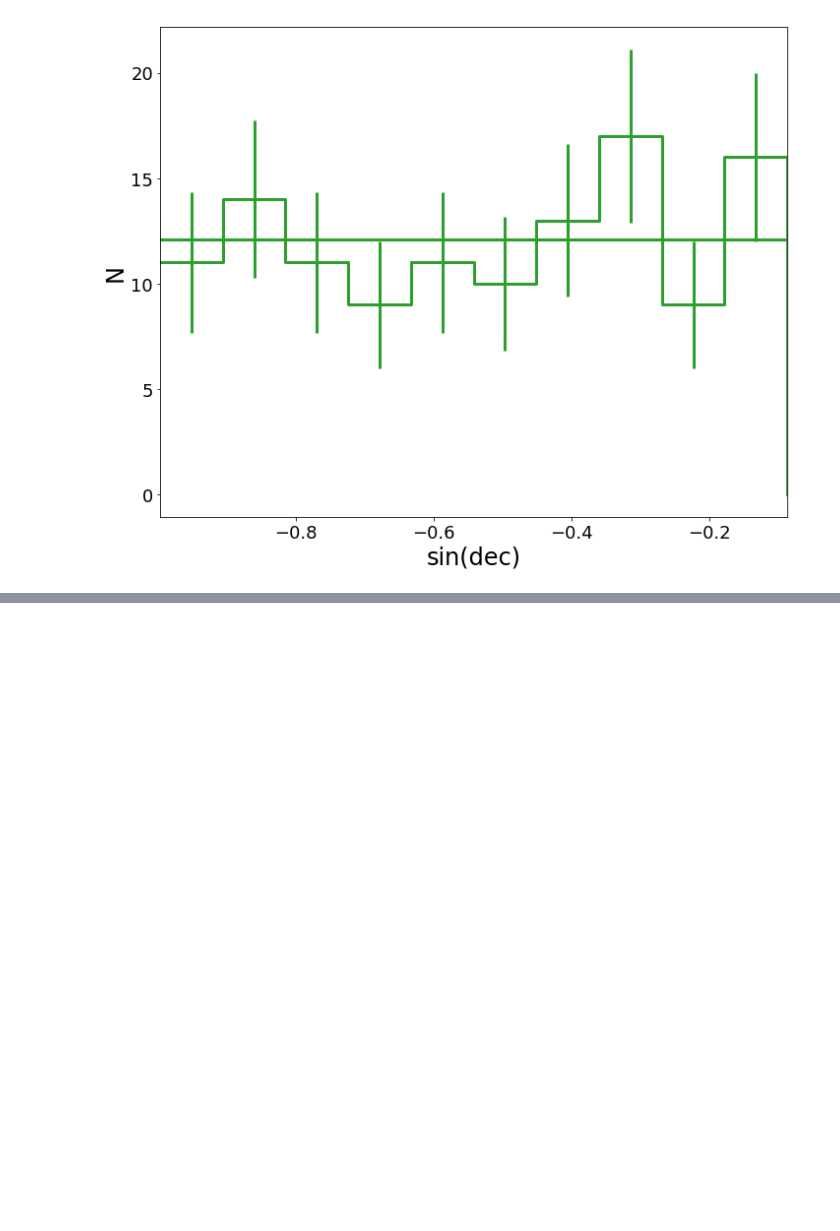
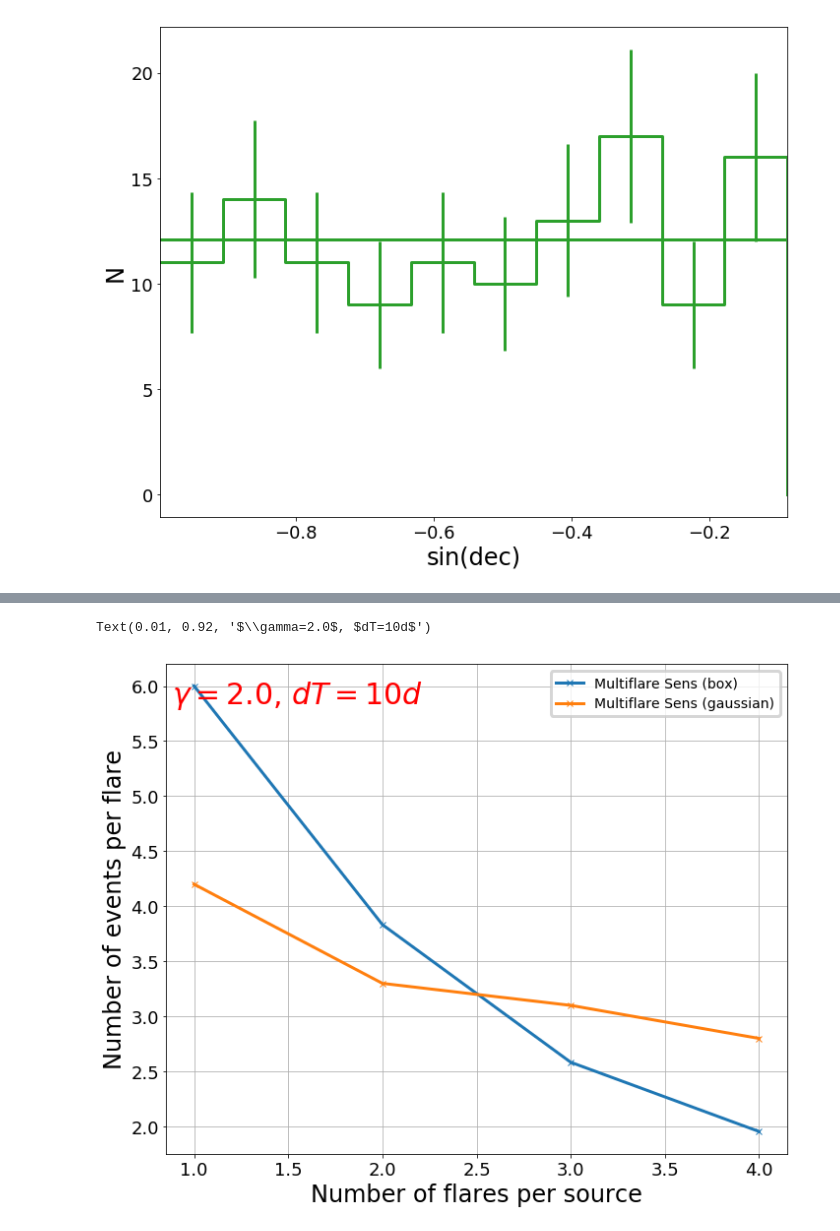
Before and after one commit to williamluszczak/mf_skymap_unblinding, a Jupyter notebook: plots/Reproducible_Plots.ipynb, the cells around one changed output, grey strips where cells are left out. Drawn from its saved outputs; the diff is of its cells as text; code cells hidden in the pictures; blank space fills up the shorter version.

```diff
--- a/plots/Reproducible_Plots.ipynb
+++ b/plots/Reproducible_Plots.ipynb
@@ -1036,3 +1036,18 @@ plt.xlim(absmin, absmax)
 121
 (-0.9961946980917455, -0.08715574274765817)
 [figure]
+# %%
+def get_sens(Ios, effs):
+    effs = np.array(effs)
+    nsrcs = np.array(Ios)
+    Ios_lower = Ios[max(np.where(effs<=0.9)[0])]
+    effs_lower = effs[max(np.where(effs<=0.9)[0])]
+    Ios_upper = Ios[min(np.where(effs>0.9)[0])]
+    effs_upper = effs[min(np.where(effs>0.9)[0])]
+
+    fit_Ios = [Ios_lower, Ios_upper]
+    fit_effs = [effs_lower, effs_upper]
+
+    m, b, r, p, std = stats.linregress(fit_Ios, fit_effs)
+    sens = (0.9-b)/m
+    return sens
@@ -1038,0 +1148,17 @@ plt.xlim(absmin, absmax)
+# %%
+#sens plots
+Nflares = [1,2,3,4]
+sens_me = sf_sens
+sens_fran = [4.2, 3.3, 3.1, 2.8]
+
+plt.plot(Nflares, sens_me, 'x-', color='tab:blue', label='Multiflare Sens (box)')
+plt.plot(Nflares, sens_fran, 'x-', color='tab:orange', label='Multiflare Sens (gaussian)')
+plt.xlabel('Number of flares per source')
+plt.ylabel('Number of events per flare')
+plt.legend(loc=0)
+plt.grid()
+plt.annotate("$\gamma=2.0$, $dT=10d$", (0.01,0.92), xycoords='axes fraction', color='r', size='30')
+#plt.ylim(0,30)
+# %% [output]
+Text(0.01, 0.92, '$\\gamma=2.0$, $dT=10d$')
+[figure, added]
```
Also changed, not shown: parts of 1 cell of this notebook, 6 other files.
